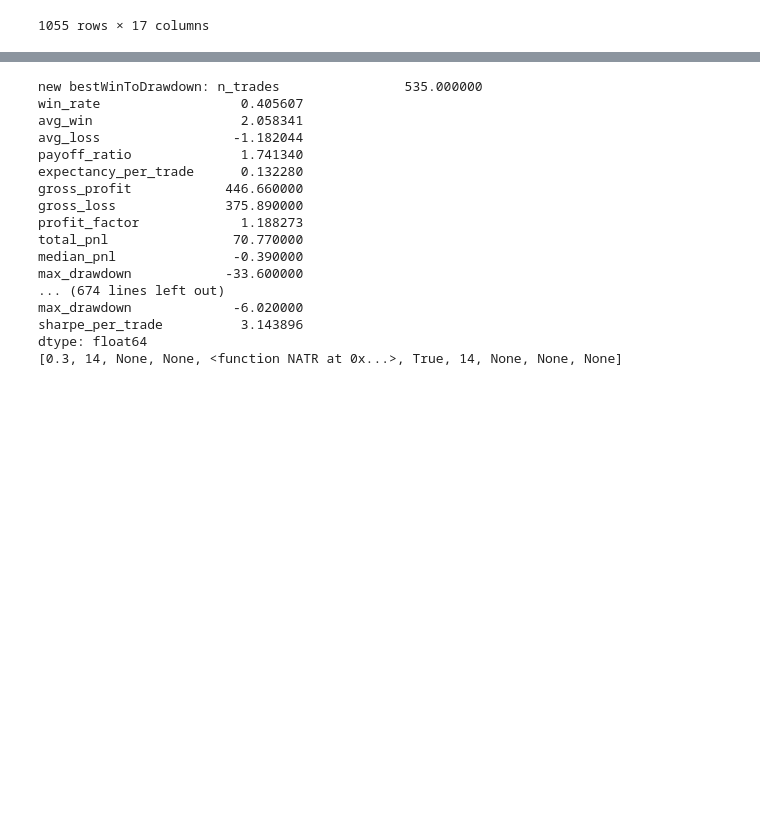
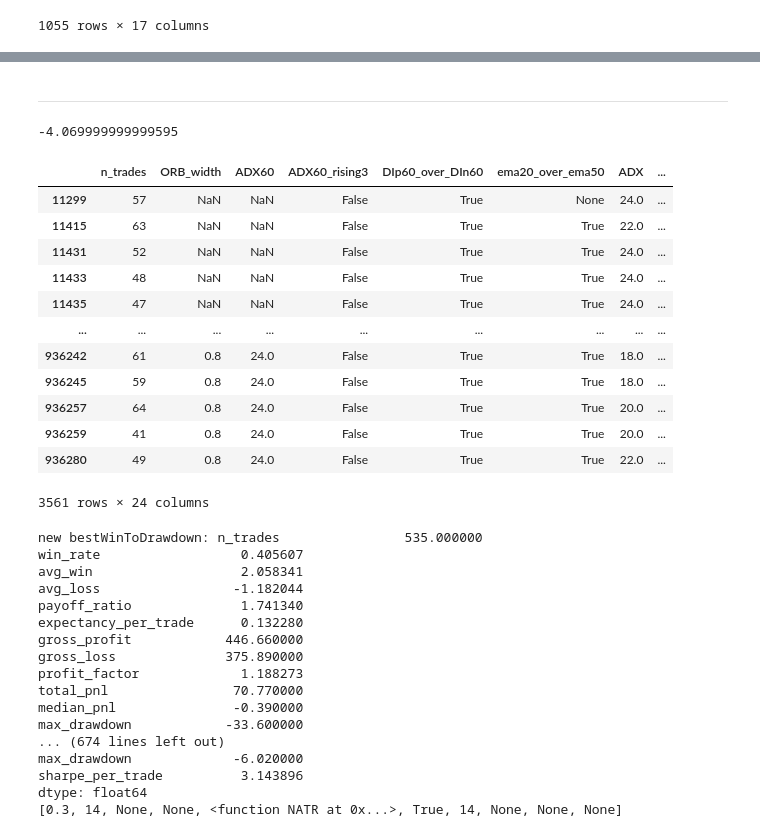
Before and after one commit to JeremieC1998/ORB_backtest, a Jupyter notebook: ORB_enhanced_v2.ipynb, the cells around one changed output, grey strips where cells are left out. Drawn from its saved outputs; the diff is of its cells as text; code cells hidden in the pictures; blank space fills up the shorter version.

```diff
--- a/ORB_enhanced_v2.ipynb
+++ b/ORB_enhanced_v2.ipynb
@@ -1210,3 +1587,33 @@ dtype: float64
+# %% [markdown]
+-----------------------------------------------------------
+# %%
+results_df_test = results_df.copy(deep=True)
+# results_df_test['']
+
+
+results_df_test = results_df_test[results_df_test['n_trades'] > 40]
+results_df_test = results_df_test[results_df_test['max_drawdown'] > results_df_test['max_drawdown'].median()]
+results_df_test = results_df_test[results_df_test['total_pnl']*0.20 > abs(results_df_test['max_drawdown'])]
+results_df_test = results_df_test[results_df_test['win_rate'] > results_df_test['win_rate'].median()]
+print(results_df_test['max_drawdown'].median())
+results_df_test = results_df_test.drop_duplicates()
+results_df_test
+# results_df_test.to_excel("results.xlsx", index=False)
+# %% [output]
+-4.069999999999595
+|  | n_trades | ORB_width | ADX60 | ADX60_rising3 | DIp60_over_DIn60 | ema20_over_ema50 | ADX | ... |
+| 11299 | 57 | NaN | NaN | False | True | None | 24.0 | ... |
+| 11415 | 63 | NaN | NaN | False | True | True | 22.0 | ... |
+| 11431 | 52 | NaN | NaN | False | True | True | 24.0 | ... |
+| 11433 | 48 | NaN | NaN | False | True | True | 24.0 | ... |
+| 11435 | 47 | NaN | NaN | False | True | True | 24.0 | ... |
+| ... | ... | ... | ... | ... | ... | ... | ... | ... |
+| 936242 | 61 | 0.8 | 24.0 | False | True | True | 18.0 | ... |
+| 936245 | 59 | 0.8 | 24.0 | False | True | True | 18.0 | ... |
+| 936257 | 64 | 0.8 | 24.0 | False | True | True | 20.0 | ... |
+| 936259 | 41 | 0.8 | 24.0 | False | True | True | 20.0 | ... |
+| 936280 | 49 | 0.8 | 24.0 | False | True | True | 22.0 | ... |
+3561 rows × 24 columns
 # %%
 from itertools import product
 
```
Also changed, not shown: parts of 8 cells of this notebook, 1 other file.
